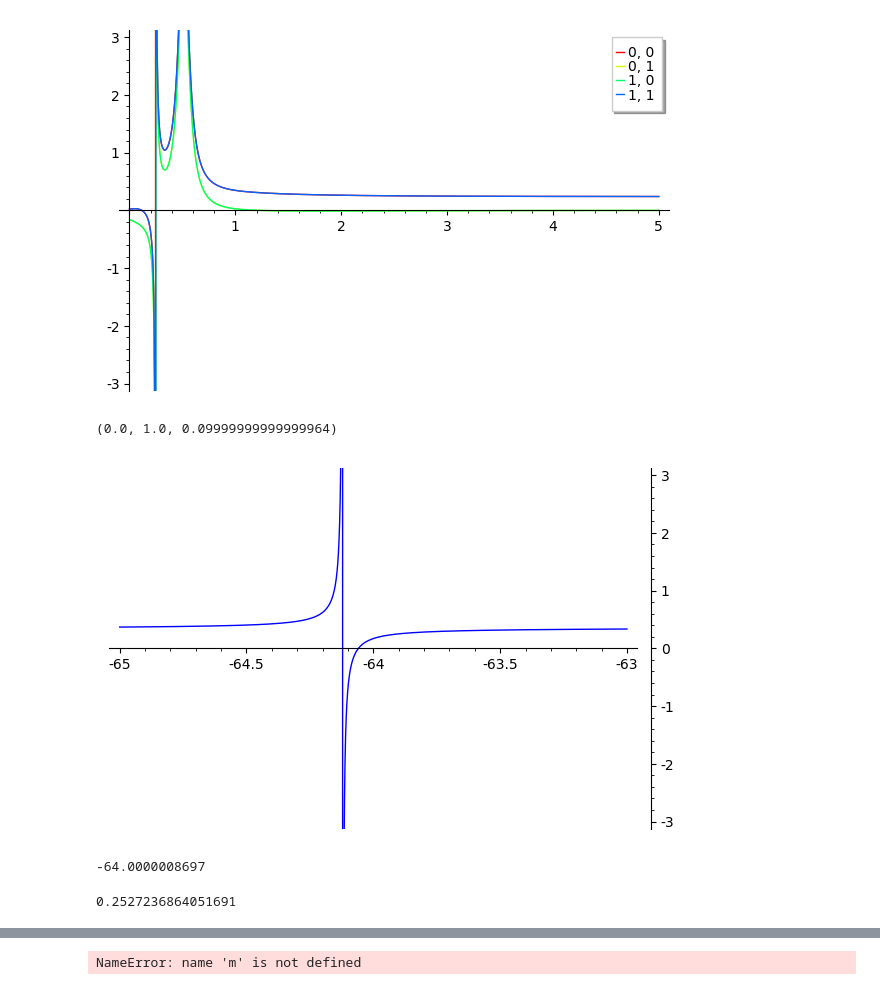
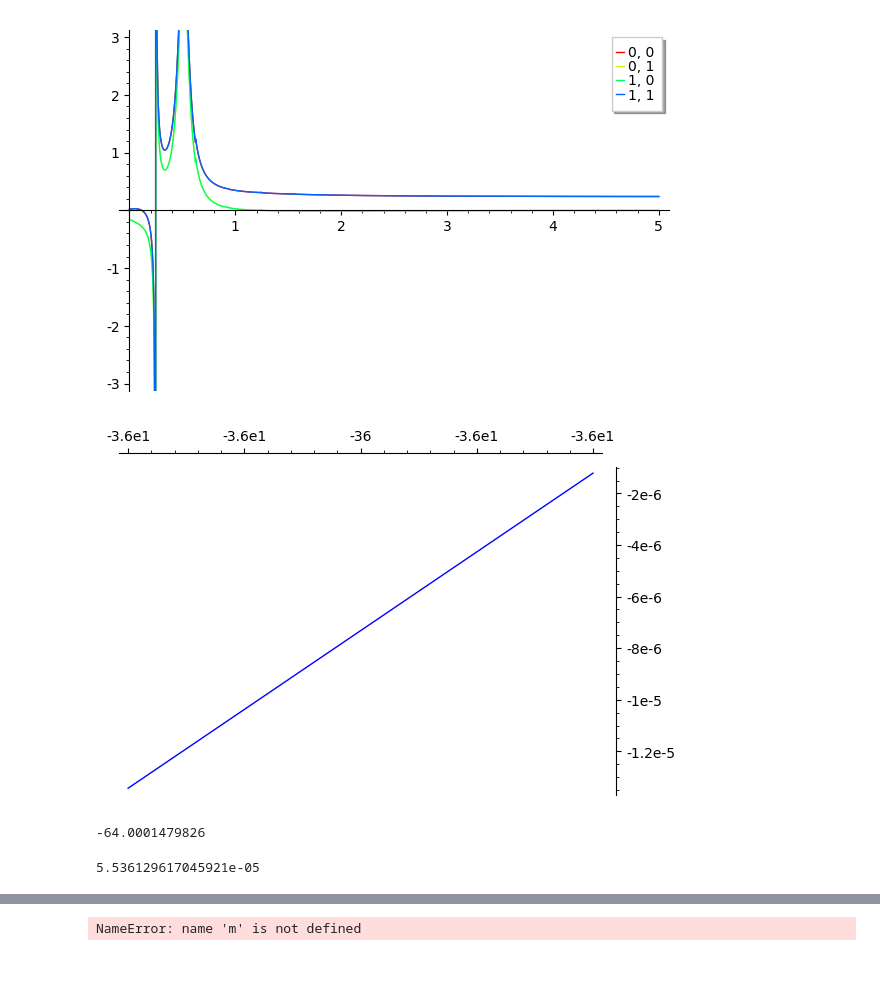
Before and after one commit to twist-numerical/matslise, a Jupyter notebook: notebooks/test_pyscs_hard.ipynb, the cells around one changed output, grey strips where cells are left out. Cells and saved outputs as stored; diff of their text form; code cells hidden in the pictures.

```diff
--- a/notebooks/test_pyscs_hard.ipynb
+++ b/notebooks/test_pyscs_hard.ipynb
@@ -12,7 +12,7 @@ def f(x):
     return matrix(RDF, [[v0+v1, v0-v1], [v0-v1,v0+v1]])
 
 
-scs = ps.Pyscs(f, n, 0, 20, 128)
+scs = ps.Pyscs(f, n, 0, 20, 64)
 # %%
 def error(E):
     (yl, dyl),_ = scs.propagate(E, (matrix.zero(2), matrix.identity(2)), 0,5)
@@ -64,20 +64,16 @@ def check(m):
 sum(plot(lambda m: check(m)[i][j], (0,5), color=hue((2*i+j)/5), legend_label="%d, %d"%(i,j)) for i in range(2) for j in range(2)).show(ymin=-3, ymax=3)
 # %% [output]
 [figure]
-# %%
-hue(.35)
-# %% [output]
-(0.0, 1.0, 0.09999999999999964)
 # %%
-d = 1
+d = 0.0001
 
 def error(E):
-    m = 1.1
-    return (scs.propagatePsi(E, matrix.zero(2), 0, m) - scs.propagatePsi(E, matrix.zero(2), 10, m))[1][1]
+    m = .6
+    return detm(scs.propagatePsi(E, matrix.zero(2), 0, m) - scs.propagatePsi(E, matrix.zero(2), 10, m))
 
-plot(lambda E: error(E), (-64-d,-64+d)).show(ymin=-3, ymax=3)
+plot(lambda E: error(E), (-36-d,-36+d))
 # %% [output]
-[figure, old version]
+[figure, new version]
 # %%
 E = find_root(error, -60, -64.003)
 print E
@@ -87,11 +83,11 @@ def prop(x, start=0, start_Y=matrix.zero(2), start_dY=matrix.identity(2)):
     (y, _), _ = scs.propagate(E, (start_Y, start_dY), start,x)
     return matrix(y).det()
 # %% [output]
--64.0000008697
+-64.0001479826
 # %%
 error(-64.0000008697)
 # %% [output]
-0.2527236864051691
+5.536129617045921e-05
 # %%
 step_size = 0.05
 xs = [0.]
```
Also changed, not shown: parts of 3 cells of this notebook, 6 other files.
